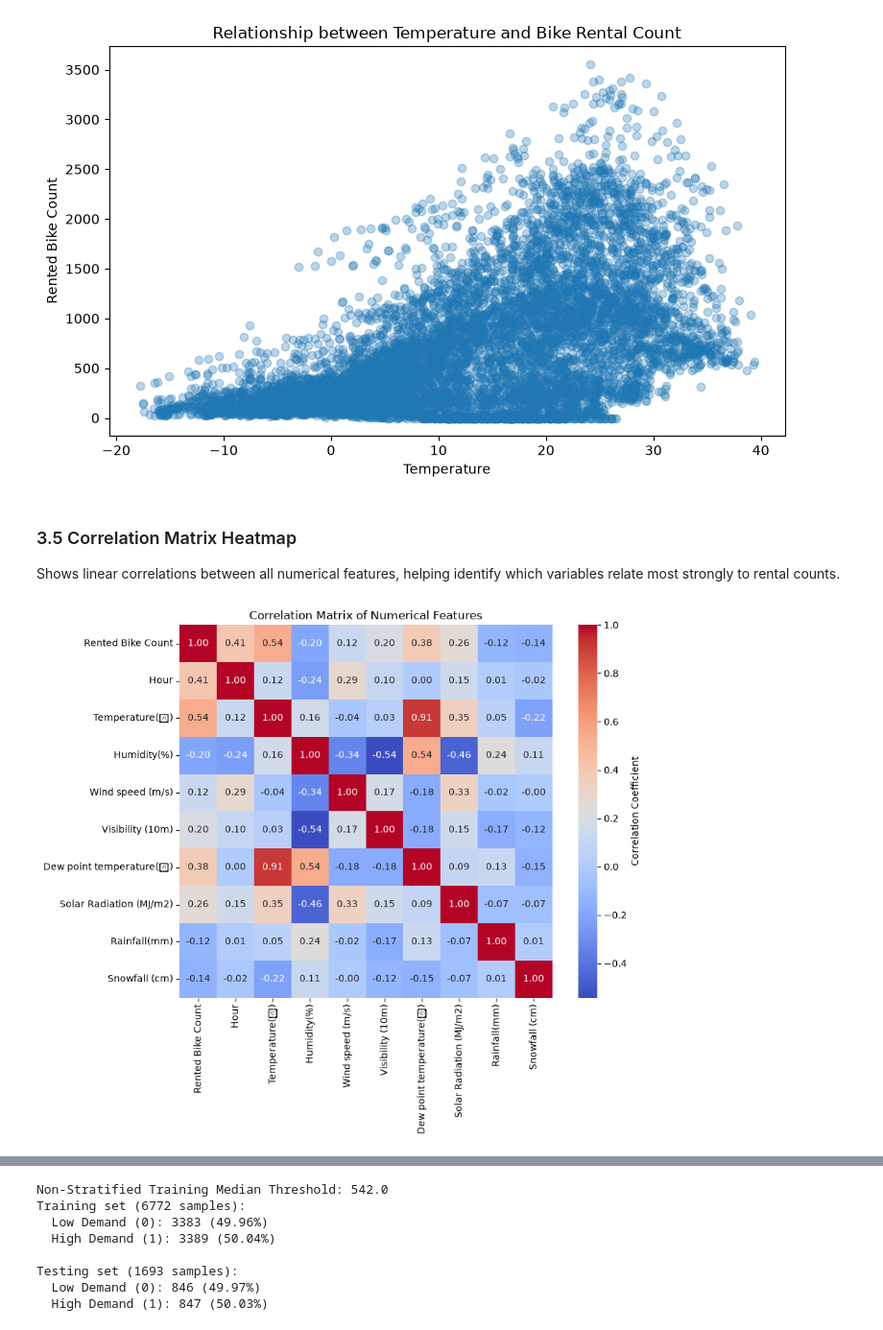
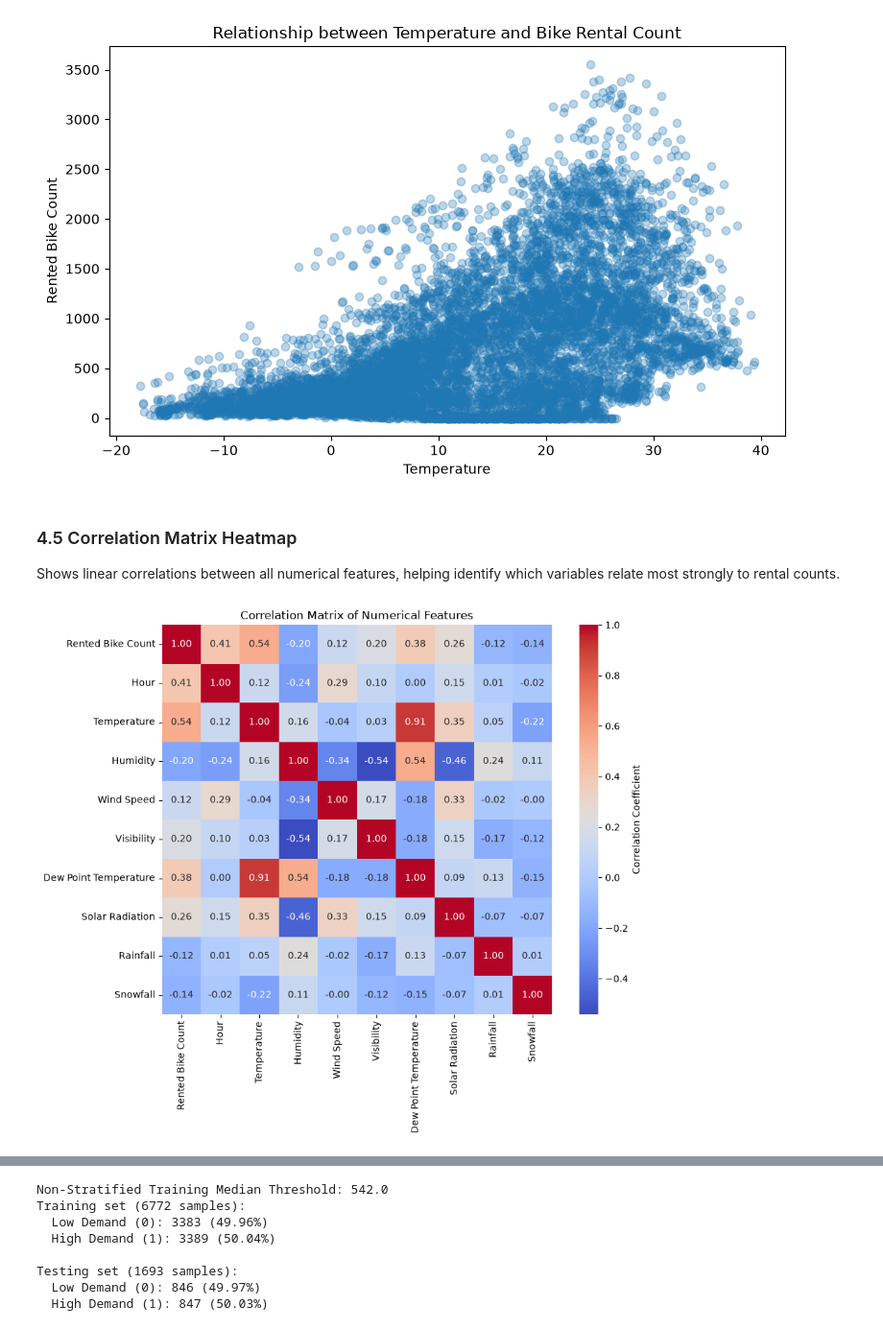
Before and after one commit to Balolloydd/intdsci-finals-project, a Jupyter notebook: FINAL_ML_COPY.ipynb, the cells around one changed output, grey strips where cells are left out. Shown at 96% size. Cells and saved outputs as stored; diff of their text form; code cells hidden in the pictures.

```diff
--- a/FINAL_ML_COPY.ipynb
+++ b/FINAL_ML_COPY.ipynb
@@ -36,6 +38,12 @@ data = pd.read_csv("SeoulBikeData.csv", encoding="cp949")
 
 print("Seoul Bike dataset successfully loaded!")
 print(f"\nDATASET SIZE: {data.shape[0]} Rows, {data.shape[1]} Columns")
+
+data.columns = [
+    "Date", "Rented Bike Count", "Hour", "Temperature", "Humidity",
+    "Wind Speed", "Visibility", "Dew Point Temperature", "Solar Radiation",
+    "Rainfall", "Snowfall", "Seasons", "Holiday", "Functioning Day"
+]
 # %% [output]
 Seoul Bike dataset successfully loaded!
 
@@ -217,24 +225,26 @@ plt.show()
 # %% [output]
 [figure]
 # %% [markdown]
-### 3.5 Correlation Matrix Heatmap
+### 4.5 Correlation Matrix Heatmap
 Shows linear correlations between all numerical features, helping identify which variables relate most strongly to rental counts.
 # %%
 plt.figure(figsize=(10, 8))
-numeric_data = data.select_dtypes(include=['float64', 'int64'])
-correlation = numeric_data.corr()
+
+# Calculate correlation directly specifying numeric_only
+correlation = data.corr(numeric_only=True)
 
 sns.heatmap(
     correlation,
     annot=True,
     fmt=".2f",
     cmap="coolwarm",
     square=True,
     cbar_kws={'label': 'Correlation Coefficient'}
 )
+
 plt.title("Correlation Matrix of Numerical Features")
 plt.tight_layout()
 plt.show()
 # %% [output]
-[figure, old version]
+[figure, new version]
 # %% [markdown]
```
Also changed, not shown: parts of 20 cells of this notebook.
